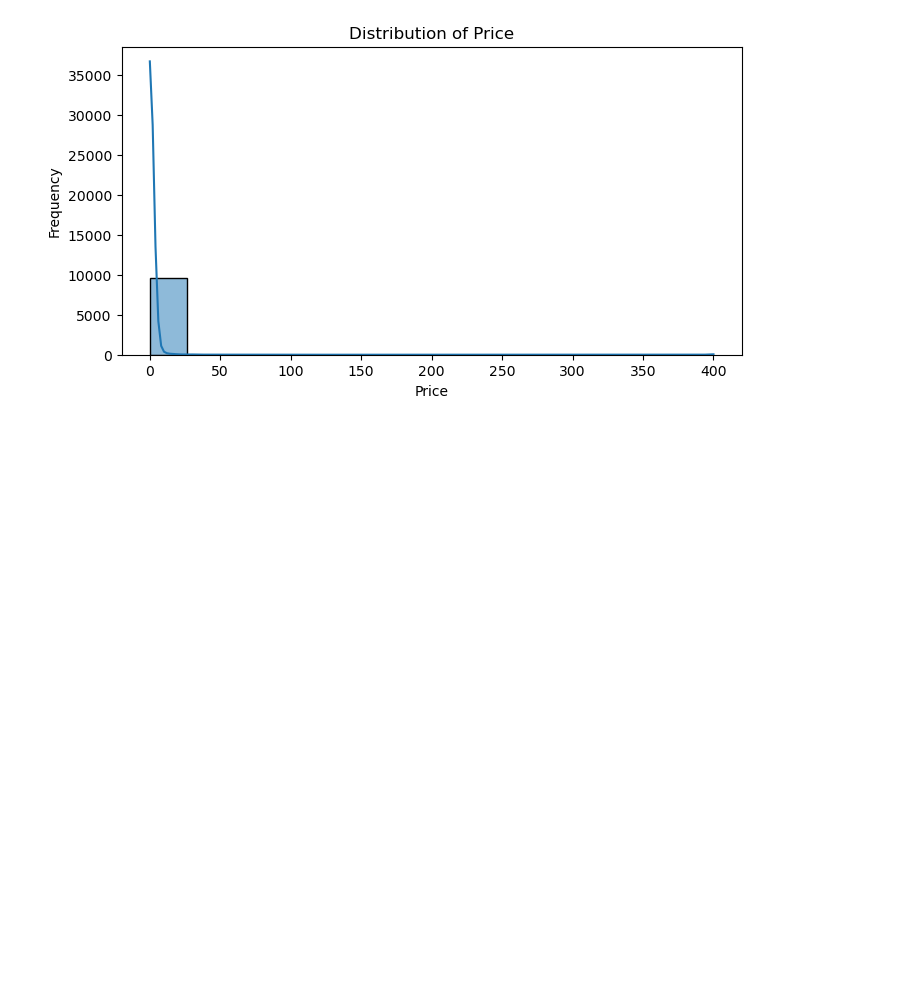
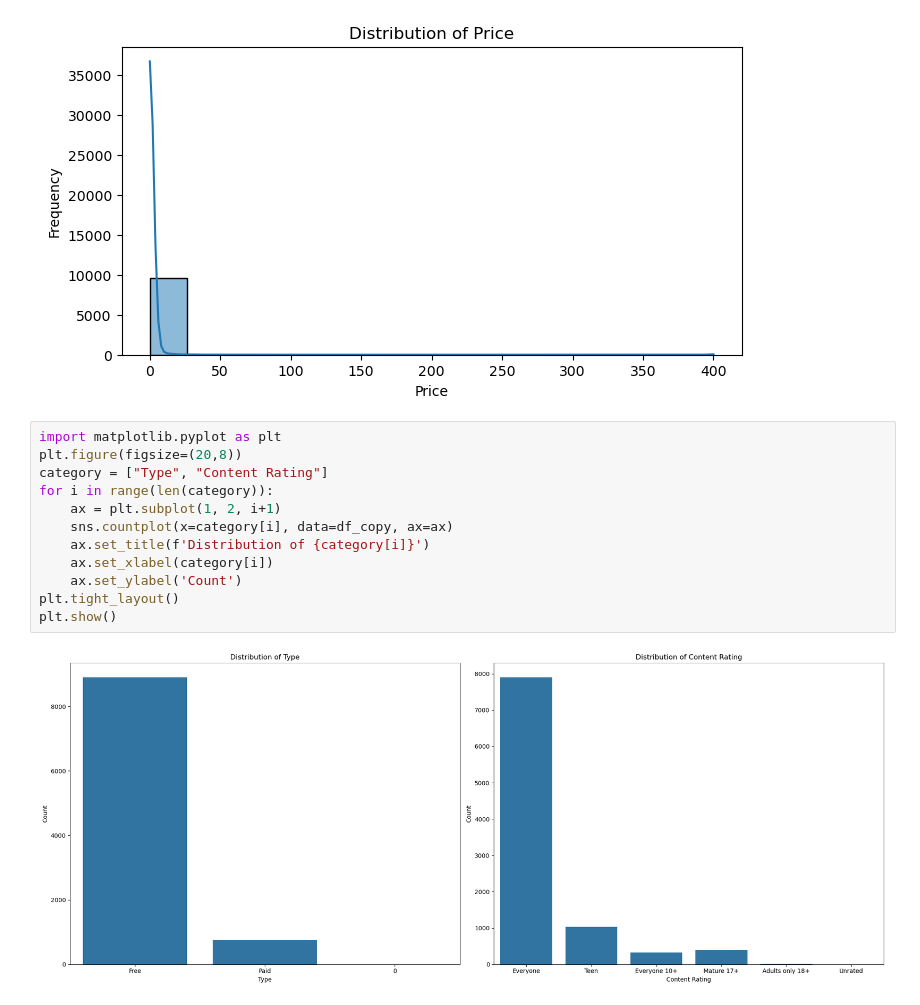
Before and after one commit to Shivauppe/FY2026_Feb, a Jupyter notebook: google_play.ipynb, the cells around one changed output. Drawn from its saved outputs; the diff is of its cells as text; blank space fills up the shorter version.

```diff
--- a/google_play.ipynb
+++ b/google_play.ipynb
@@ -653,3 +653,17 @@ for col in numerical_cols:
 [figure]
 [figure]
 [figure]
+# %%
+import matplotlib.pyplot as plt
+plt.figure(figsize=(20,8))
+category = ["Type", "Content Rating"]
+for i in range(len(category)):
+    ax = plt.subplot(1, 2, i+1)
+    sns.countplot(x=category[i], data=df_copy, ax=ax)
+    ax.set_title(f'Distribution of {category[i]}')
+    ax.set_xlabel(category[i])
+    ax.set_ylabel('Count')
+plt.tight_layout()
+plt.show()
+# %% [output]
+[figure, added]
```
Also changed, not shown: parts of 12 cells of this notebook.
